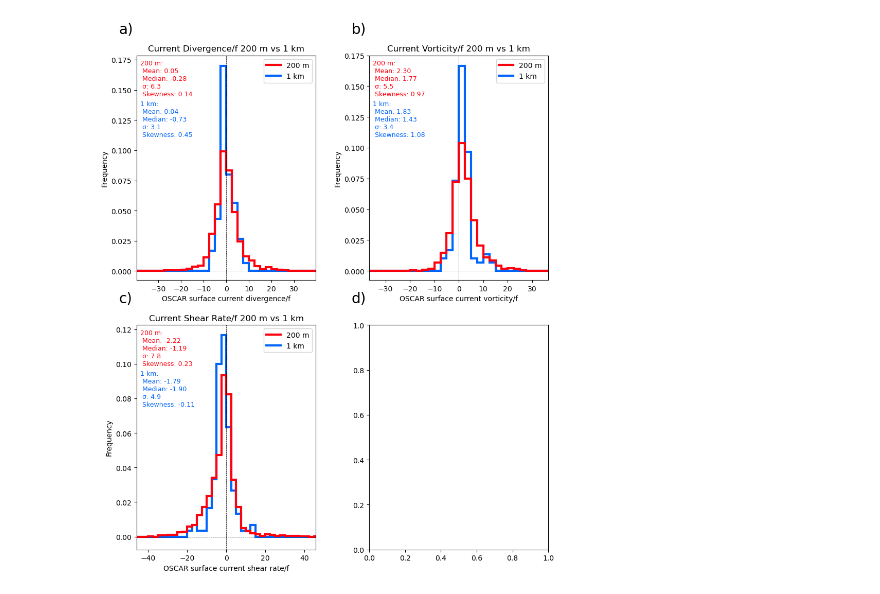
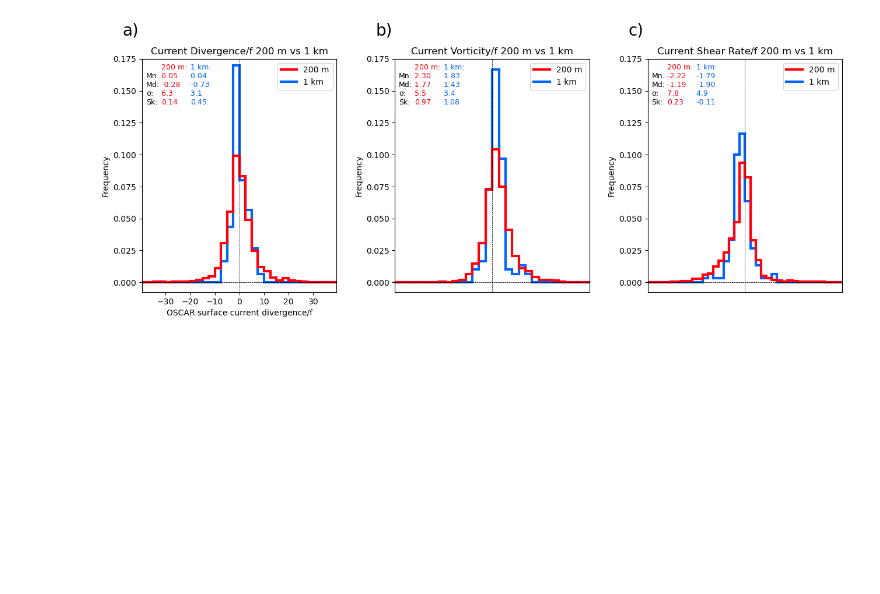
Before and after one commit to JWMichalski/oscarplus, a Jupyter notebook: examples/Iroise Sea divergence paper/Figures_stats.ipynb, the cells around one changed output. Saved outputs shown, nothing was run; the diff lists cells and outputs as text; code cells hidden in the pictures; blank space fills up the shorter version.

Commit message:
change text with stats on plot for readability

```diff
--- a/examples/Iroise Sea divergence paper/Figures_stats.ipynb
+++ b/examples/Iroise Sea divergence paper/Figures_stats.ipynb
@@ -148,7 +148,7 @@ Max Current Strain Rate 1km: 18.125225380883464
 [figure]
 # %%
 # Figures
-fig, axes = plt.subplots(2, 2, figsize=(10, 12))
+fig, axes = plt.subplots(1, 3, figsize=(15, 5))
 
 
 def plot_row_stats(
@@ -173,7 +173,7 @@ def plot_row_stats(
         title_variable = variable
     linewidth = 3
     # Histograms
-    stats_1000, ylim_1000 = splot.histogram_with_stats(
+    stats_1000, _ = splot.histogram_with_stats(
         merged_dataset_coarsened[f"Current{variable_name}"],
         f"1 km",
         ax,
@@ -187,7 +187,7 @@ def plot_row_stats(
         line_alpha=1,
         linewidth=linewidth,
     )
-    stats_200, ylim_200 = splot.histogram_with_stats(
+    stats_200, _ = splot.histogram_with_stats(
         merged_dataset[f"Current{variable_name}"],
         f"200 m",
         ax,
@@ -200,11 +200,21 @@ def plot_row_stats(
         line_alpha=1,
         linewidth=linewidth,
     )
-
-    stats_line_200 = f"200 m: \n Mean: {stats_200['mean']:.2f} \n Median: {stats_200['median']:.2f} \n σ: {stats_200['std_dev']:.1f} \n Skewness: {stats_200['skewness']:.2f}"
-    stats_line_1000 = f"1 km: \n Mean: {stats_1000['mean']:.2f} \n Median: {stats_1000['median']:.2f} \n σ: {stats_1000['std_dev']:.1f} \n Skewness: {stats_1000['skewness']:.2f}"
+    stats_line = f"\nMn:\nMd:\nσ:\nSk:"
+    stats_line_200 = f"200 m: \n{stats_200['mean']:.2f} \n{stats_200['median']:.2f} \n{stats_200['std_dev']:.1f} \n{stats_200['skewness']:.2f}"
+    stats_line_1000 = f"1 km: \n{stats_1000['mean']:.2f} \n{stats_1000['median']:.2f} \n{stats_1000['std_dev']:.1f} \n{stats_1000['skewness']:.2f}"
     ax.text(
         text_hpos,
+        text_vpos,
+        stats_line,
+        transform=ax.transAxes,
+        ha="left",
+        va="top",
+        fontsize=9,
+        color="black",
+    )
+    ax.text(
+        text_hpos+0.08,
         text_vpos,
         stats_line_200,
         transform=ax.transAxes,
@@ -214,8 +224,8 @@ def plot_row_stats(
         color="xkcd:bright red",
     )
     ax.text(
-        text_hpos,
-        text_vpos - 0.18,
+        text_hpos+0.23,
+        text_vpos,
         stats_line_1000,
         transform=ax.transAxes,
         ha="left",
@@ -227,7 +237,7 @@ def plot_row_stats(
     handles, labels = ax.get_legend_handles_labels()
     ax.legend(handles[::-1], labels[::-1], loc="upper right", frameon=True)
 
-    ax.set_ylim(None, max(ylim_200, ylim_1000))
+    ax.set_ylim(None, 0.175)
 
     ax.set_title(f"Current {title_variable}/f 200 m vs 1 km", fontsize=12)
 
@@ -250,9 +260,17 @@ def plot_row_stats(
     )
 
 
-plot_row_stats(axes[0][0], "Divergence", bin_width=2.5)
-plot_row_stats(axes[0][1], "Curl", bin_width=2.5)
-plot_row_stats(axes[1][0], "Shear Rate", bin_width=2.5)
+
+plot_row_stats(axes[0], "Divergence", bin_width=2.5)
+plot_row_stats(axes[1], "Curl", bin_width=2.5)
+plot_row_stats(axes[2], "Shear Rate", bin_width=2.5)
+
+for ax in axes[1:]:
+    ax.xaxis.set_visible(False)
+    ax.set_xlabel("")
+    ax.set_xticks([])
+    ax.set_xticklabels([])
+    ax.tick_params(axis="x", which="both", bottom=False, top=False, labelbottom=False)
 
 # Add letters to the subplots and adjust the layout
 ph.add_letters(axes)
@@ -270,5 +288,5 @@ Max Current Curl 1km: 14.392848957585633
 Min Current Shear Rate 200m: -39.28607450913725
 Max Current Shear Rate 200m: 45.8413641629874
 Min Current Shear Rate 1km: -17.95388942663794
 Max Current Shear Rate 1km: 14.95525139256605
-[figure, old version]
+[figure, new version]
```
Also changed, not shown: parts of 2 cells of this notebook.
